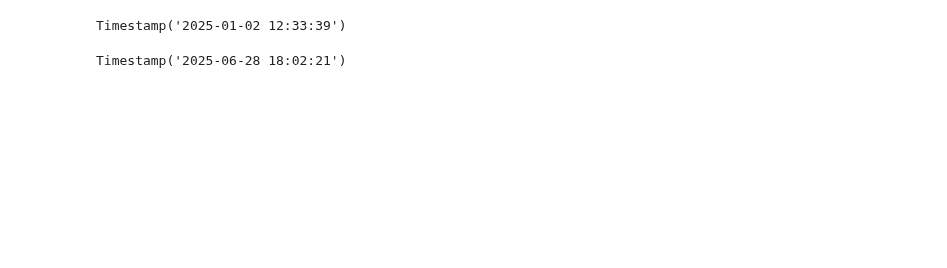
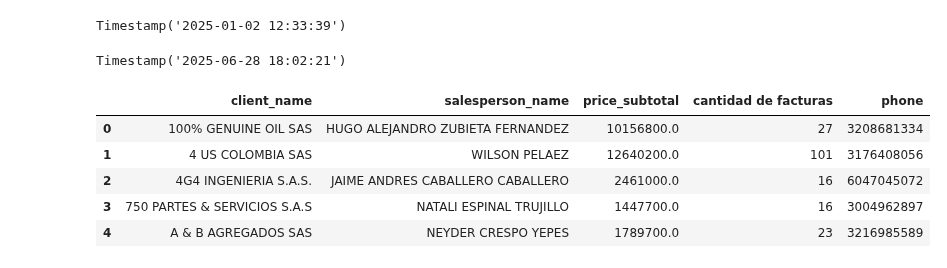
Before and after one commit to FiltrosDonsson/Proyectos-Data-analyst, a Jupyter notebook: VENTAS/promedio_ventas.ipynb, the cells around one changed output. Drawn from its saved outputs; the diff is of its cells as text; code cells hidden in the pictures; blank space fills up the shorter version.

```diff
--- a/VENTAS/promedio_ventas.ipynb
+++ b/VENTAS/promedio_ventas.ipynb
@@ -69,6 +69,8 @@ def clasificar_sucursal(invoice_name):
 df["Sucursal_tipo"] = df["invoice_name"].apply(clasificar_sucursal)
 
 
+df["client_name"] = df["client_name_inv"].str.split("] ", expand=True)[1].str.strip()
+
 
 
 #Quitar las facturas que salen como SO son no vendibles
@@ -125,3 +166,7 @@ df.head()
+# %%
+#df_cl = df_cl.drop(columns=["id"])
+
+df_cl = df_cl.rename(columns={"name":"client_name"})
 # %%
 fecha_ini = "2025-01-01"
 fecha_fin = "2025-06-30"
@@ -139,7 +184,7 @@ df_final["date_invoice"].max()
 # %% [output]
 Timestamp('2025-06-28 18:02:21')
 # %%
-df_agru = df_final.groupby("client_name").agg({"price_subtotal":"sum",
+df_agru = df_final.groupby(["client_name","salesperson_name"]).agg({"price_subtotal":"sum",
                                                "invoice_name":"count"}).reset_index()
 # %%
 clientes_ene_jun  = df_agru[(df_agru["invoice_name"]>=4) & (df_agru["price_subtotal"]> 1400000 )]
@@ -149,0 +193,2 @@ clientes_ene_jun.to_excel("ventasmayoresalminimodesdeenerohastajunio2025.xlsx")
+# %%
+clientes_merge = clientes_ene_jun.merge(df_cl, on="client_name", how="left")
@@ -149,0 +197,9 @@ clientes_ene_jun.to_excel("ventasmayoresalminimodesdeenerohastajunio2025.xlsx")
+# %%
+clientes_merge.head()
+# %% [output]
+|  | client_name | salesperson_name | price_subtotal | cantidad de facturas | phone |
+| 0 | 100% GENUINE OIL SAS | HUGO ALEJANDRO ZUBIETA FERNANDEZ | 10156800.0 | 27 | 3208681334 |
+| 1 | 4 US COLOMBIA SAS | WILSON PELAEZ | 12640200.0 | 101 | 3176408056 |
+| 2 | 4G4 INGENIERIA S.A.S. | JAIME ANDRES CABALLERO CABALLERO | 2461000.0 | 16 | 6047045072 |
+| 3 | 750 PARTES & SERVICIOS S.A.S | NATALI ESPINAL TRUJILLO | 1447700.0 | 16 | 3004962897 |
+| 4 | A & B AGREGADOS SAS | NEYDER CRESPO YEPES | 1789700.0 | 23 | 3216985589 |
```
Also changed, not shown: parts of 8 cells of this notebook, 5 other files.
